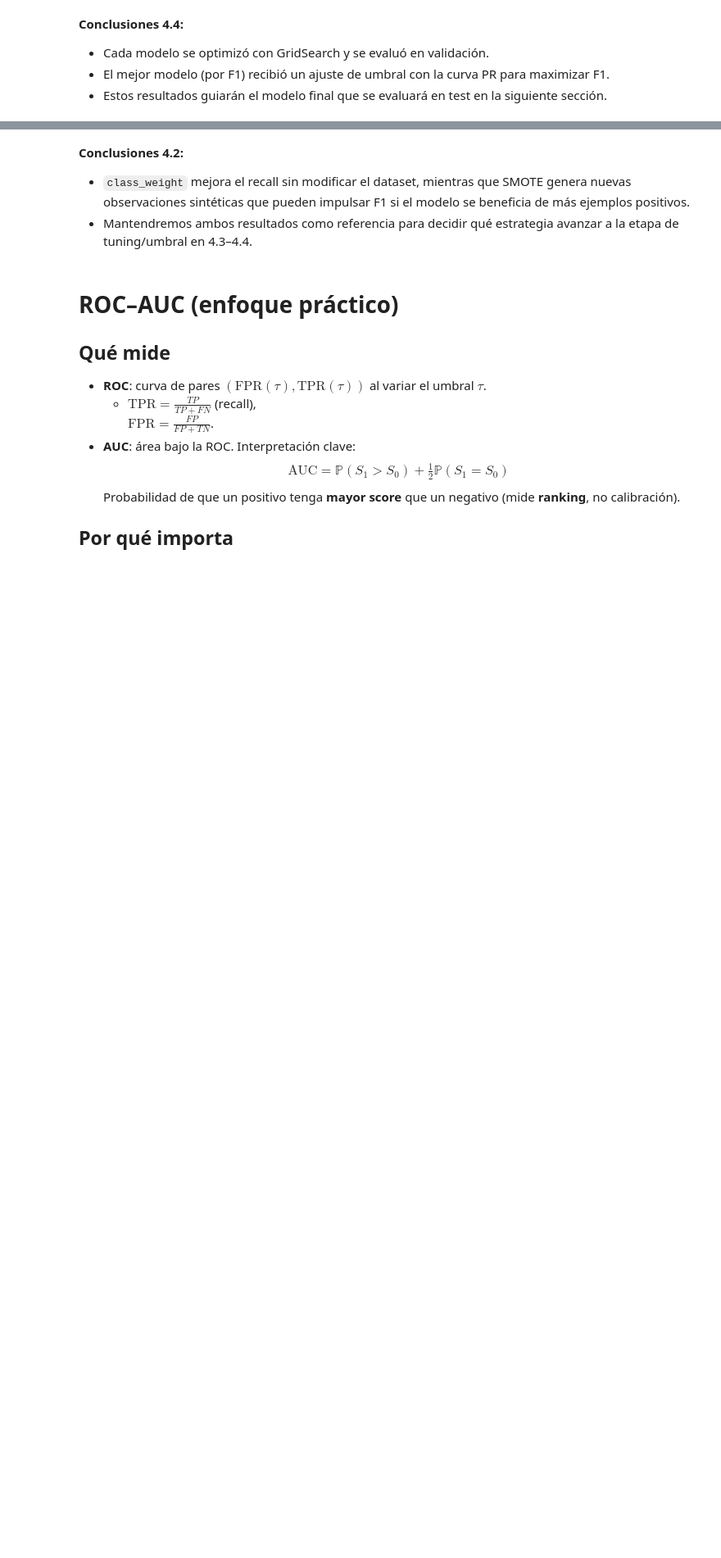
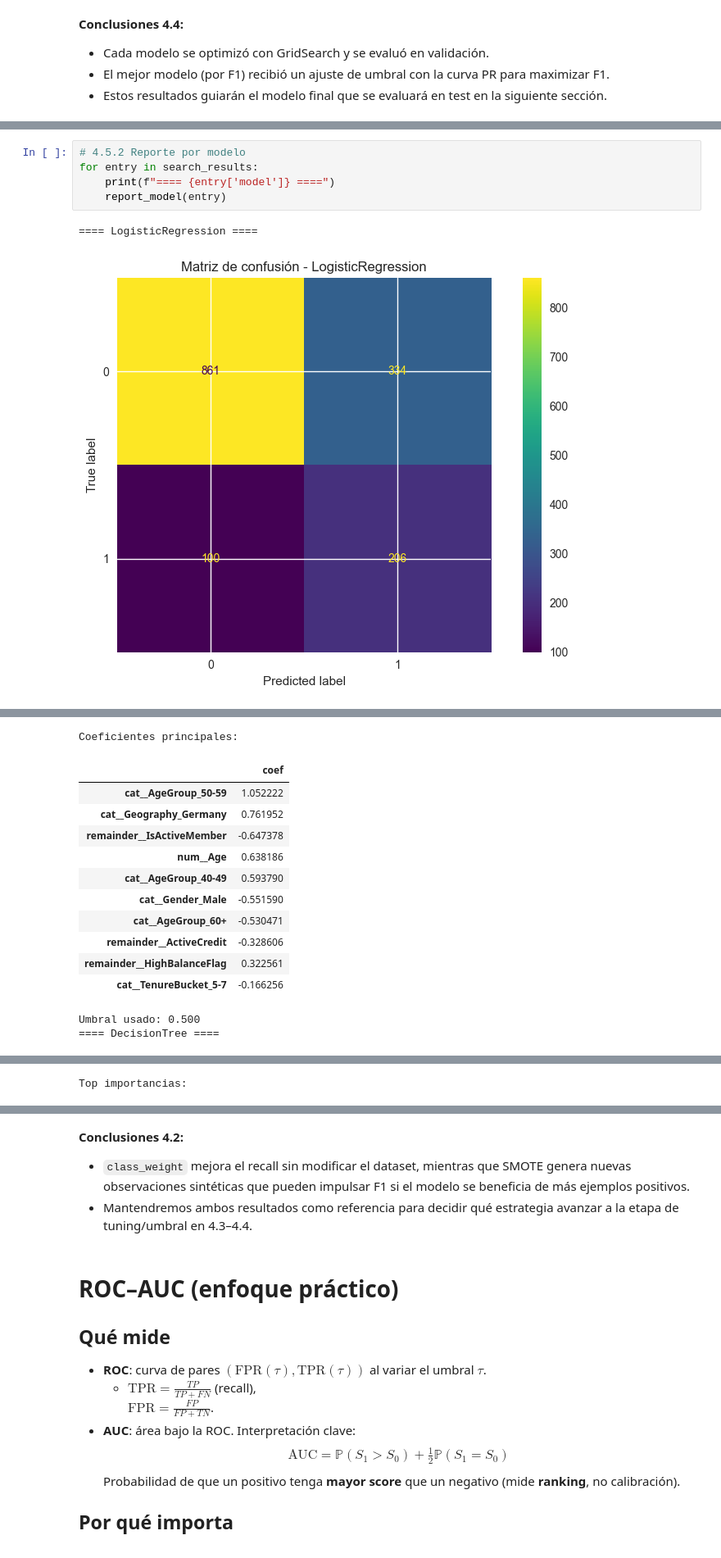
Before and after one commit to RickParra96/Taller-2-Fundamento-de-Ciencia-de-Datos, a Jupyter notebook: Taller_2_nombre_apellido.ipynb, the cells around one changed output, grey strips where cells are left out. Shown at 82% size. Saved outputs shown, nothing was run; the diff lists cells and outputs as text; blank space fills up the shorter version.

Commit message:
reporte de metricas 2

```diff
--- a/Taller_2_nombre_apellido.ipynb
+++ b/Taller_2_nombre_apellido.ipynb
@@ -1015,0 +1083,8 @@ display(summary_df[['model', 'best_params', 'F1_val_default', 'AUC_val_default',
+# %%
+# 4.5.2 Reporte por modelo
+for entry in search_results:
+    print(f"==== {entry['model']} ====")
+    report_model(entry)
+# %% [output]
+==== LogisticRegression ====
+[figure, added]
@@ -1015,0 +1093,14 @@ display(summary_df[['model', 'best_params', 'F1_val_default', 'AUC_val_default',
+Coeficientes principales:
+|  | coef |
+| cat__AgeGroup_50-59 | 1.052222 |
+| cat__Geography_Germany | 0.761952 |
+| remainder__IsActiveMember | -0.647378 |
+| num__Age | 0.638186 |
+| cat__AgeGroup_40-49 | 0.593790 |
+| cat__Gender_Male | -0.551590 |
+| cat__AgeGroup_60+ | -0.530471 |
+| remainder__ActiveCredit | -0.328606 |
+| remainder__HighBalanceFlag | 0.322561 |
+| cat__TenureBucket_5-7 | -0.166256 |
+Umbral usado: 0.500
+==== DecisionTree ====
@@ -1015,0 +1110 @@ display(summary_df[['model', 'best_params', 'F1_val_default', 'AUC_val_default',
+Top importancias:
```
Also changed, not shown: parts of 5 cells of this notebook.
